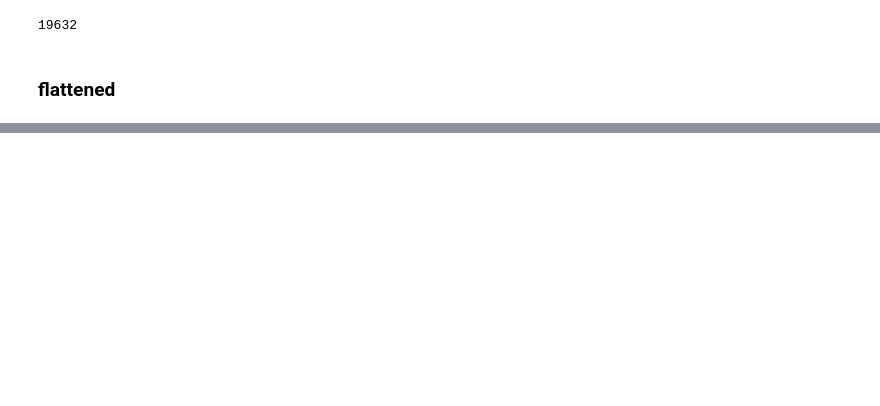
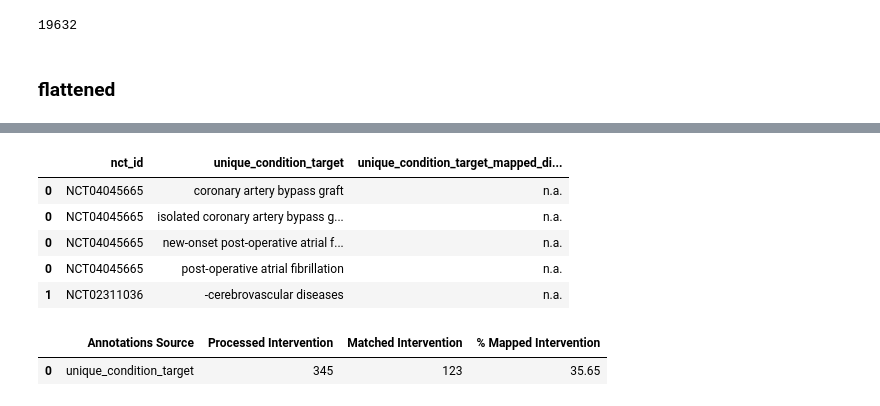
Before and after one commit to Ineichen-Group/NeuroTrialAnalysis, a Jupyter notebook: 01-process-NER-annotations.ipynb, the cells around one changed output, grey strips where cells are left out. Saved outputs shown, nothing was run; the diff lists cells and outputs as text; code cells hidden in the pictures; blank space fills up the shorter version.

```diff
--- a/01-process-NER-annotations.ipynb
+++ b/01-process-NER-annotations.ipynb
@@ -739,0 +825,26 @@ df_exploded.head()
+# %%
+df_conditions_mapped, match_counts, processed_counts, same_condition_counts = process_dataframe(condition_testset, synonyms_dict, "unique_condition_target")
+# %%
+df_conditions_mapped.head()
+# %% [output]
+|  | nct_id | unique_condition_target | unique_condition_target_mapped_di... |
+| 0 | NCT04045665 | coronary artery bypass graft | n.a. |
+| 0 | NCT04045665 | isolated coronary artery bypass g... | n.a. |
+| 0 | NCT04045665 | new-onset post-operative atrial f... | n.a. |
+| 0 | NCT04045665 | post-operative atrial fibrillation | n.a. |
+| 1 | NCT02311036 | -cerebrovascular diseases | n.a. |
+# %%
+ounts_df_condition = pd.DataFrame({
+    'Processed Intervention': processed_counts,
+    'Matched Intervention': match_counts,
+    #'Same Condition Counts': same_condition_counts
+})
+
+ounts_df_condition['% Mapped Intervention'] = round((ounts_df_condition['Matched Intervention'] / ounts_df_condition['Processed Intervention']) * 100, 2)
+ounts_df_condition.reset_index(inplace=True)
+ounts_df_condition.rename(columns={'index': 'Annotations Source'}, inplace=True)
+
+ounts_df_condition
+# %% [output]
+|  | Annotations Source | Processed Intervention | Matched Intervention | % Mapped Intervention |
+| 0 | unique_condition_target | 345 | 123 | 35.65 |
```
Also changed, not shown: parts of 15 cells of this notebook.
